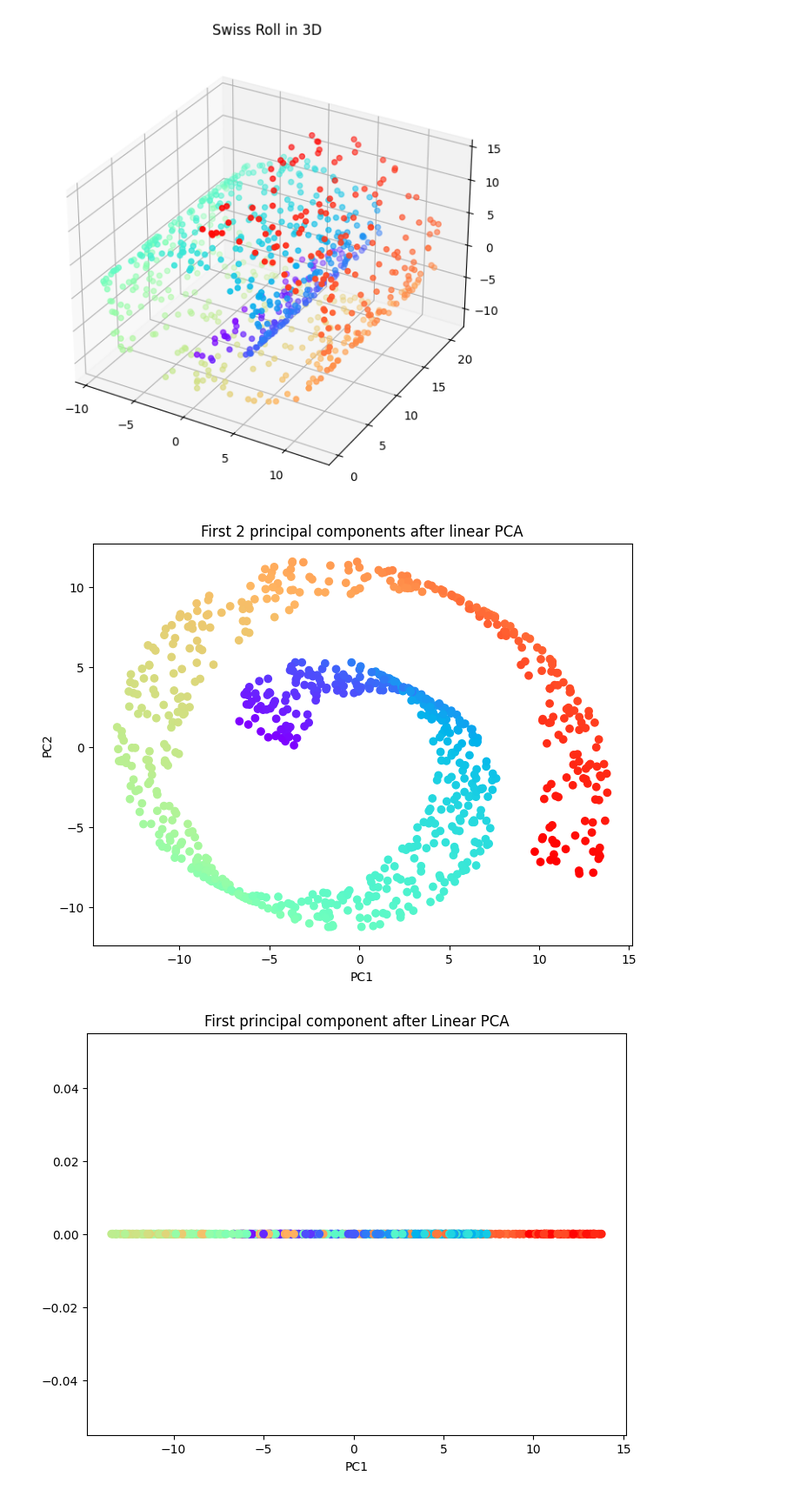
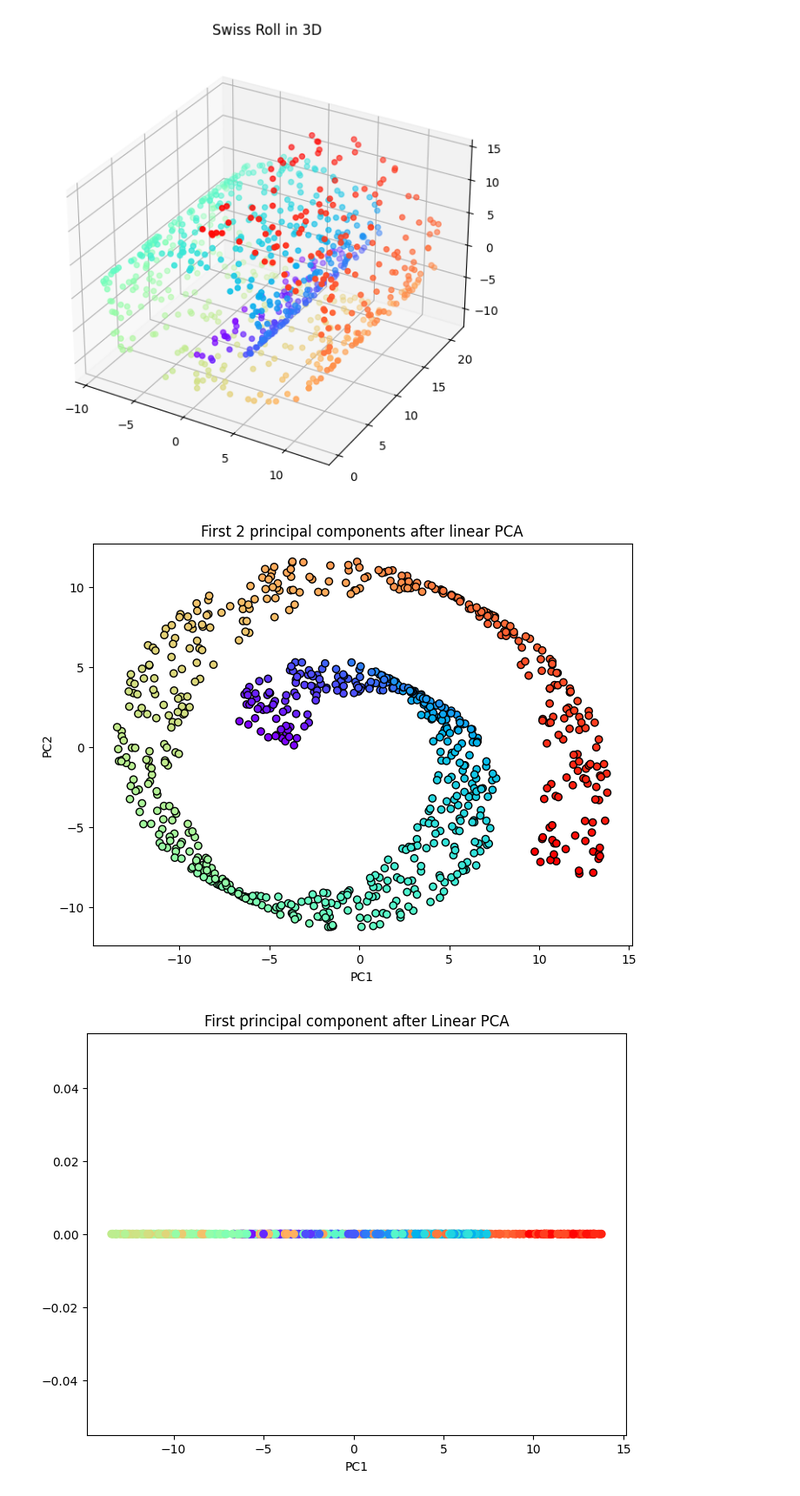
Before and after one commit to MaximillianJacob/PCA_Learning, a Jupyter notebook: py/2_KernelPCA/test3_Sebastian_Raschka.ipynb, the cells around one changed output. Shown at 87% size. Saved outputs shown, nothing was run; the diff lists cells and outputs as text; code cells hidden in the pictures.

```diff
--- a/py/2_KernelPCA/test3_Sebastian_Raschka.ipynb
+++ b/py/2_KernelPCA/test3_Sebastian_Raschka.ipynb
@@ -320,16 +321,16 @@ from sklearn.decomposition import PCA
 # %%
 scikit_pca = PCA(n_components=2)
 X_spca=scikit_pca.fit_transform(X)
 
 plt.figure(figsize=(8,6))
-plt.scatter(X_spca[:,0], X_spca[:,1], c=color, cmap=plt.cm.rainbow)
+plt.scatter(X_spca[:,0], X_spca[:,1], c=color, cmap=plt.cm.rainbow, edgecolor='k')
 
 plt.title('First 2 principal components after linear PCA')
 plt.xlabel('PC1')
 plt.ylabel('PC2')
 plt.show()
 # %% [output]
-[figure, old version]
+[figure, new version]
 # %%
 scikit_pca = PCA(n_components = 1)
 X_spca = scikit_pca.fit_transform(X)
```
Also changed, not shown: parts of 14 cells of this notebook.
